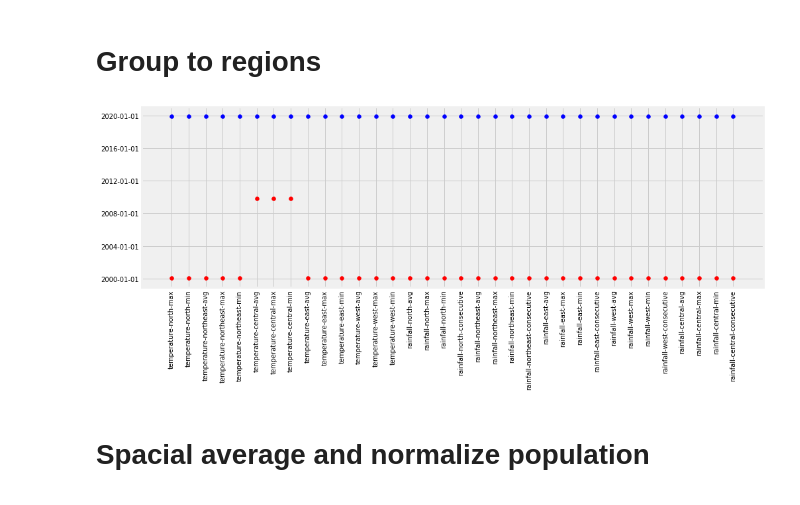
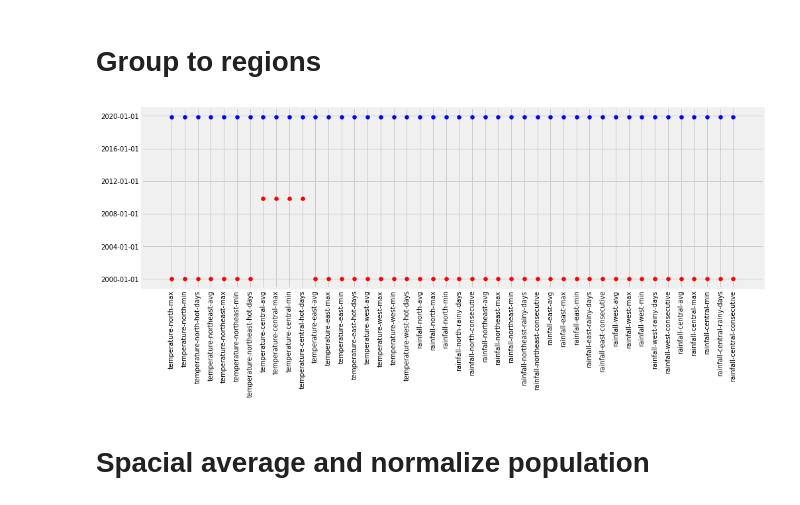
Before and after one commit to mammothb/personal, a Jupyter notebook: datathon/data-extraction/prepare_input_data.ipynb, the cells around one changed output. Saved outputs shown, nothing was run; the diff lists cells and outputs as text; code cells hidden in the pictures.

```diff
--- a/datathon/data-extraction/prepare_input_data.ipynb
+++ b/datathon/data-extraction/prepare_input_data.ipynb
@@ -30,4 +17,6 @@ big_df.head()
 # %%
+big_df = pd.read_csv("./input/all_data.csv", index_col=[0],
+                     parse_dates=[0]).replace("-", np.nan).astype(float)
 data = {}
 for colname in big_df.columns:
     n = big_df[colname].shape[0]
@@ -44,16 +33,3 @@ for colname in big_df.columns:
             res_string += ";{}".format(big_df.index[j])
             data[colname]["end"] = big_df.index[j]
             break
-
-f, ax = plt.subplots(1)
-f.set_figheight(5)
-f.set_figwidth(15)
-
-xfmt = md.DateFormatter('%Y-%m-%d')
-ax.yaxis.set_major_formatter(xfmt)
-ax.yaxis_date()
-ax.scatter(list(data.keys())[1 :], [data[k]["start"] for k in data][1 :], c="r")
-ax.scatter(list(data.keys())[1 :], [data[k]["end"] for k in data][1 :], c="b")
-
-plt.xticks(rotation=90)
-plt.show()
@@ -89,36 +63,36 @@ base_regions = {
     "rainfall-central": ["rainfall-botanic-garden", "rainfall-bukit-timah", "rainfall-buona-vista",
                          "rainfall-dhoby-ghaut", "rainfall-kampong-bahru", "rainfall-macritchie-reservoir",
                          "rainfall-marina-barrage", "rainfall-marine-parade", "rainfall-newton",
                          "rainfall-nicoll-highway", "rainfall-queenstown", "rainfall-sentosa-island",
                          "rainfall-somerset-road", "rainfall-tanjong-pagar", "rainfall-toa-payoh",
                          "rainfall-ulu-pandan", "rainfall-whampoa"]
 }
-temperature_suffix = ["avg", "max", "min"]
-rainfall_suffix = ["avg", "max", "min", "consecutive"]
+temperature_suffix = ["avg", "max", "min", "hot-days"]
+rainfall_suffix = ["avg", "max", "min", "rainy-days", "consecutive"]
 regions = {f"{k}-{suffix}": [f"{loc}-{suffix}" for loc in base_regions[k]]
            for k in base_regions
            for suffix in (temperature_suffix if "temperature" in k else rainfall_suffix)}
 
 region_head_tail = {}
 for k in regions:
     region_head_tail[k] = {}
     region_head_tail[k]["start"] = min(data[loc]["start"] for loc in regions[k])
     region_head_tail[k]["end"] = max(data[loc]["end"] for loc in regions[k])
 
 f, ax = plt.subplots(1)
 f.set_figheight(5)
 f.set_figwidth(15)
 
 xfmt = md.DateFormatter('%Y-%m-%d')
 ax.yaxis.set_major_formatter(xfmt)
 ax.yaxis_date()
 ax.scatter(list(region_head_tail.keys())[1 :], [region_head_tail[k]["start"] for k in region_head_tail][1 :], c="r")
 ax.scatter(list(region_head_tail.keys())[1 :], [region_head_tail[k]["end"] for k in region_head_tail][1 :], c="b")
 
 plt.xticks(rotation=90)
 plt.show()
 # %% [output]
-[figure, old version]
+[figure, new version]
 # %% [markdown]
 # Spacial average and normalize population
 # %%
```
Also changed, not shown: parts of 18 cells of this notebook, 18 other files.
